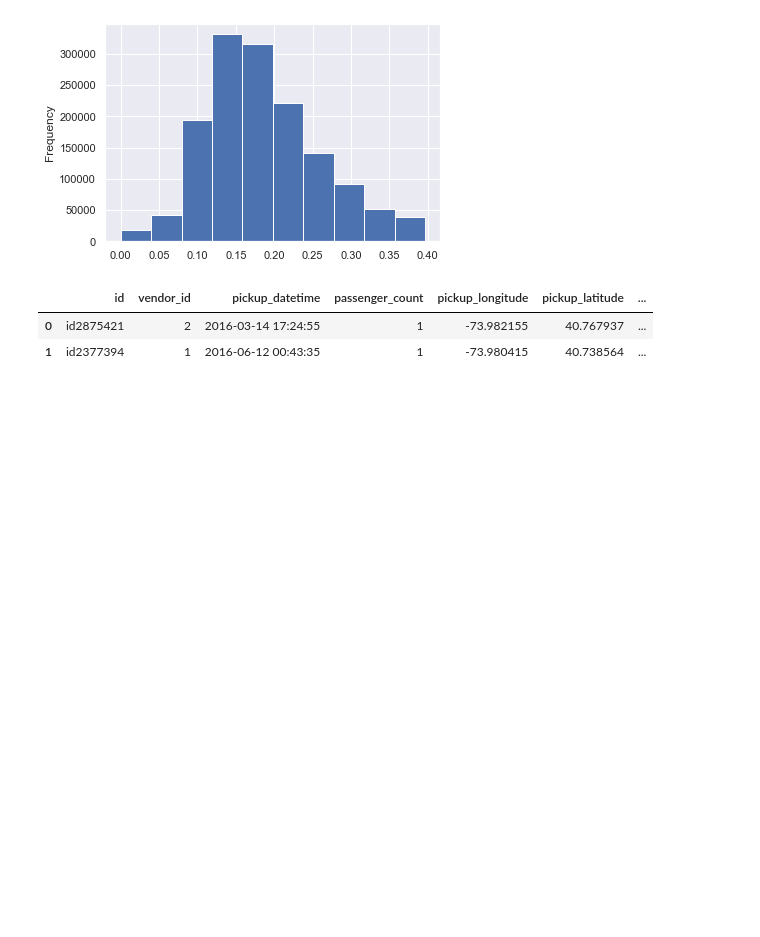
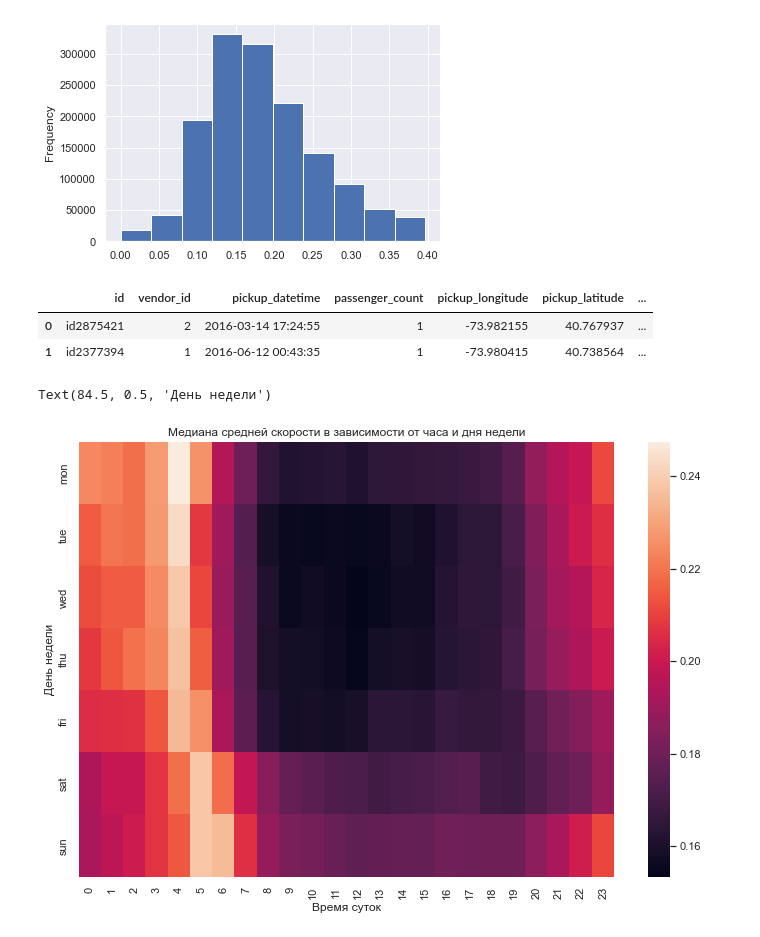
Before and after one commit to AndreyCh20/ml-course-hse-homeworks, a Jupyter notebook: 2/hw2.ipynb, the cells around one changed output. Cells and saved outputs as stored; diff of their text form; code cells hidden in the pictures; blank space fills up the shorter version.

```diff
--- a/2/hw2.ipynb
+++ b/2/hw2.ipynb
@@ -402,3 +397,14 @@ df[:2]
 # %%
 gb_dow_hour_median = pd.DataFrame(df.groupby(by=['day_of_week','hour'])['av_speed_loglog'].median())
 gb_dow_hour_median = gb_dow_hour_median.unstack()
+# %%
+fig, ax = plt.subplots(figsize=(12,8))
+ax = sns.heatmap(gb_dow_hour_median)
+ax.set_yticklabels(['mon','tue','wed','thu','fri','sat','sun'])
+ax.set_xticklabels([i for i in range(24)]); # ';' удаляет лишний текст перед графиком
+ax.set_title('Медиана средней скорости в зависимости от часа и дня недели')
+ax.set_xlabel('Время суток')
+ax.set_ylabel('День недели')
+# %% [output]
+Text(84.5, 0.5, 'День недели')
+[figure, added]
```
Also changed, not shown: parts of 10 cells of this notebook.
